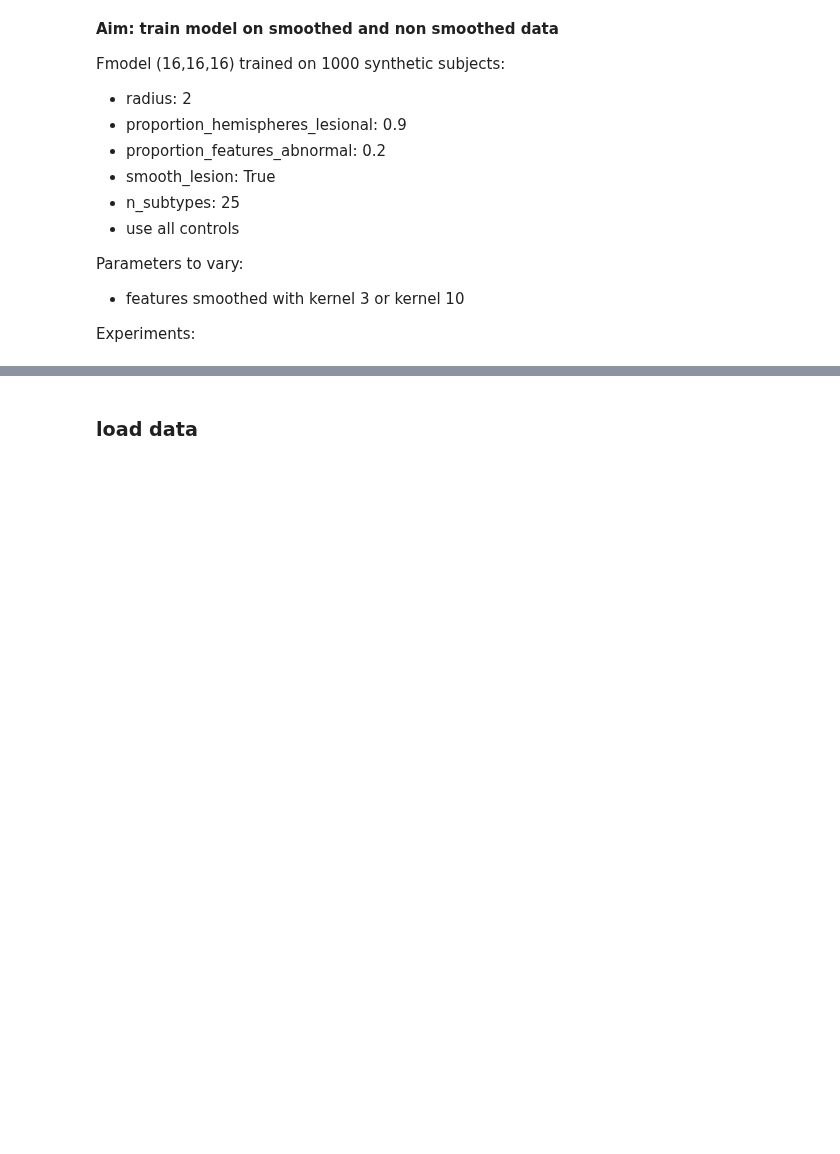
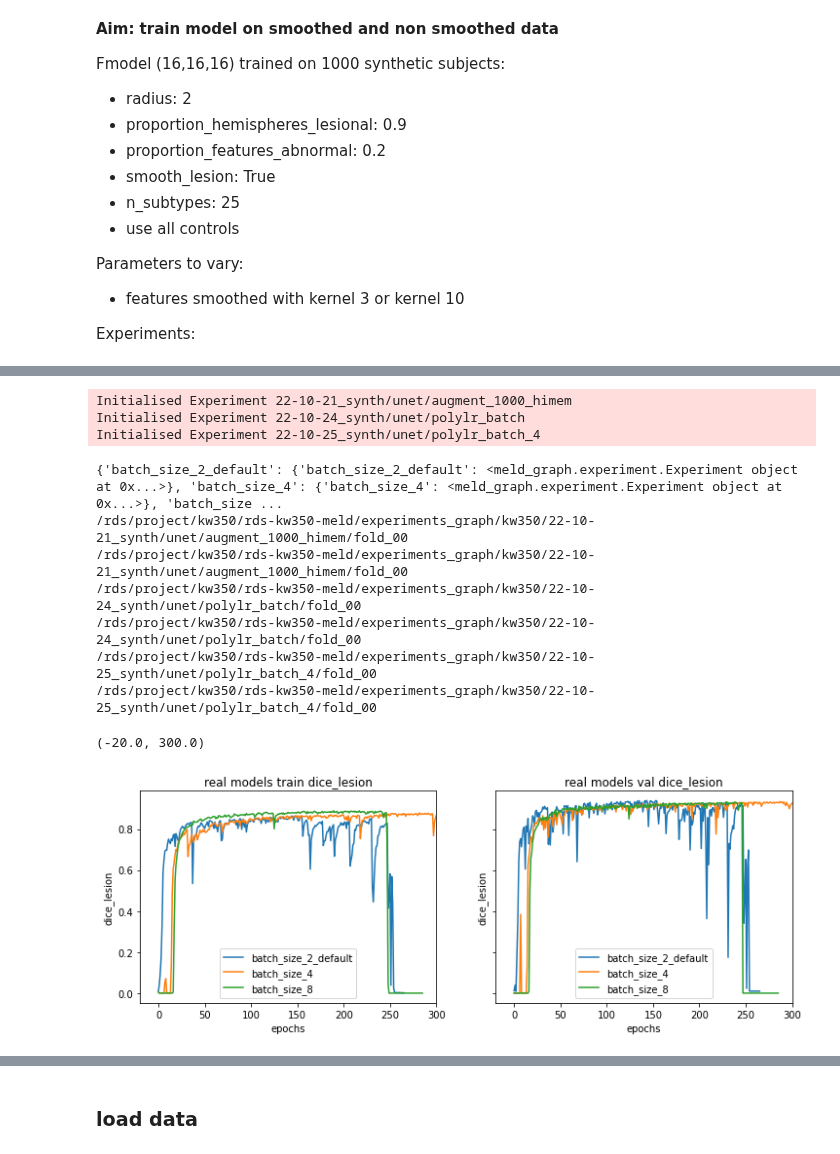
Before and after one commit to MELDProject/meld_graph, a Jupyter notebook: notebooks/2022-10-18 synthetic experiments evaluation Mathilde.ipynb, the cells around one changed output, grey strips where cells are left out. Cells and saved outputs as stored; diff of their text form; code cells hidden in the pictures; blank space fills up the shorter version.

```diff
--- a/notebooks/2022-10-18 synthetic experiments evaluation Mathilde.ipynb
+++ b/notebooks/2022-10-18 synthetic experiments evaluation Mathilde.ipynb
@@ -127,0 +197,41 @@ Experiments:
+# %%
+
+model_base_paths = {
+    'batch_size_2_default':'/rds/project/kw350/rds-kw350-meld/experiments_graph/kw350/22-10-21_synth/unet/augment_1000_himem/fold_00',
+ # 'poly_lr_off' : '/rds/project/kw350/rds-kw350-meld/experiments_graph/kw350/22-10-24_synth/unet/poly_lr/fold_00/',
+ #  'dice_cross_entropy': '/rds/project/kw350/rds-kw350-meld/experiments_graph/kw350/22-10-24_synth/unet/losses/fold_00/',
+   'batch_size_4': '/rds/project/kw350/rds-kw350-meld/experiments_graph/kw350/22-10-24_synth/unet/polylr_batch/fold_00/',
+       'batch_size_8': '/rds/project/kw350/rds-kw350-meld/experiments_graph/kw350/22-10-25_synth/unet/polylr_batch_4/fold_00/',
+
+}
+
+# process paths to get nice descriptive model names and load experiments
+models_dict = {}
+for name, path in model_base_paths.items():
+    name_dict = {}
+    name_dict[name] = Experiment.from_folder(path)
+    models_dict[name] = name_dict
+print(models_dict)
+
+fig, axes = plt.subplots(1,2, figsize=(12,4), sharey=True)
+for model in models_dict.keys():
+
+    plot_scores(models_dict[model], 'dice_lesion',
+                split='train', ax=axes[0], title_prefix='real models')
+    plot_scores(models_dict[model], 'dice_lesion',
+                split='val', ax=axes[1], title_prefix='real models')
+axes[0].set_xlim([-20,300])
+axes[1].set_xlim([-20,300])
+# %% [output]
+Initialised Experiment 22-10-21_synth/unet/augment_1000_himem
+Initialised Experiment 22-10-24_synth/unet/polylr_batch
+Initialised Experiment 22-10-25_synth/unet/polylr_batch_4
+{'batch_size_2_default': {'batch_size_2_default': <meld_graph.experiment.Experiment object at 0x...>}, 'batch_size_4': {'batch_size_4': <meld_graph.experiment.Experiment object at 0x...>}, 'batch_size ...
+/rds/project/kw350/rds-kw350-meld/experiments_graph/kw350/22-10-21_synth/unet/augment_1000_himem/fold_00
+/rds/project/kw350/rds-kw350-meld/experiments_graph/kw350/22-10-21_synth/unet/augment_1000_himem/fold_00
+/rds/project/kw350/rds-kw350-meld/experiments_graph/kw350/22-10-24_synth/unet/polylr_batch/fold_00
+/rds/project/kw350/rds-kw350-meld/experiments_graph/kw350/22-10-24_synth/unet/polylr_batch/fold_00
+/rds/project/kw350/rds-kw350-meld/experiments_graph/kw350/22-10-25_synth/unet/polylr_batch_4/fold_00
+/rds/project/kw350/rds-kw350-meld/experiments_graph/kw350/22-10-25_synth/unet/polylr_batch_4/fold_00
+(-20.0, 300.0)
+[figure, added]
```
Also changed, not shown: parts of 7 cells of this notebook, 2 other files.
